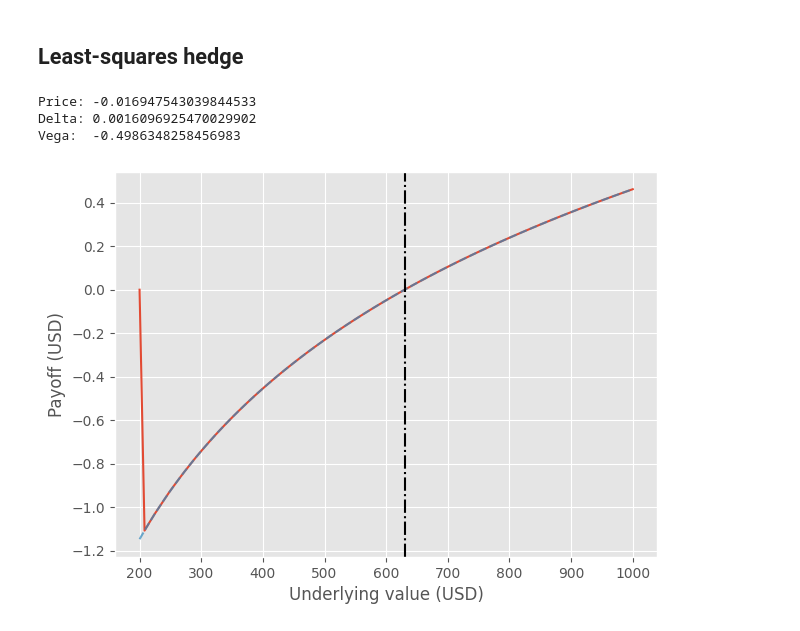
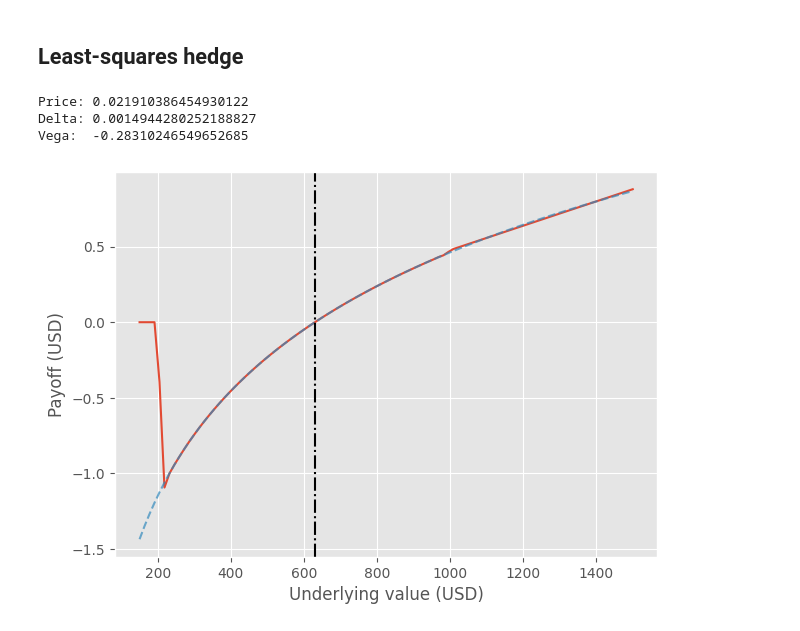
Before and after one commit to krantamaki/least_squares_hedge, a Jupyter notebook: examples/log_contract/log_contract.ipynb, the cells around one changed output. Drawn from its saved outputs; the diff is of its cells as text; code cells hidden in the pictures.

Commit message:
Minor change to the evaluation interval for lsh pricer

```diff
--- a/examples/log_contract/log_contract.ipynb
+++ b/examples/log_contract/log_contract.ipynb
@@ -132,7 +132,7 @@ def log_contract_payoff(x):
   return np.log(x / underlying_value)
 
 lsh = PathIndependentLeastSquaresHedge(log_contract_payoff, curve_options)
-lsh.solve((200, 1000), 100, solver="quantform")
+lsh.solve((100, 1500), 100, solver="quantform")
 
 lsh_strategy = lsh.strategy
 
@@ -140,21 +140,21 @@ print("Price:", lsh_strategy(underlying_value, report_date))
 print("Delta:", lsh_strategy.delta(underlying_value, report_date))
 print("Vega: ", lsh_strategy.vega(underlying_value, report_date))
 # %% [output]
-Price: -0.016947543039844533
-Delta: 0.0016096925470029902
-Vega:  -0.4986348258456983
+Price: 0.021910386454930122
+Delta: 0.0014944280252188827
+Vega:  -0.28310246549652685
 # %%
 fig = plt.figure(figsize=(7, 5))
 
-xx = np.linspace(200, 1000, 100)
+xx = np.linspace(150, 1500, 100)
 lsh_y = [lsh_strategy(x, curve_date) for x in xx]
 log_y = [log_contract_payoff(x) for x in xx]
 
 plt.plot(xx, lsh_y, label="Least squares hedge")
 plt.plot(xx, log_y, '--', alpha=0.7, label=r"Log contract payoff ($\ln(K / S_0)$)")
 plt.axvline(underlying_value, color='k', linestyle="dashdot", label="$SPY (2025-08-15)")
 plt.xlabel("Underlying value (USD)")
 plt.ylabel("Payoff (USD)")
 plt.show()
 # %% [output]
-[figure, old version]
+[figure, new version]
```
Also changed, not shown: parts of 1 cell of this notebook.
